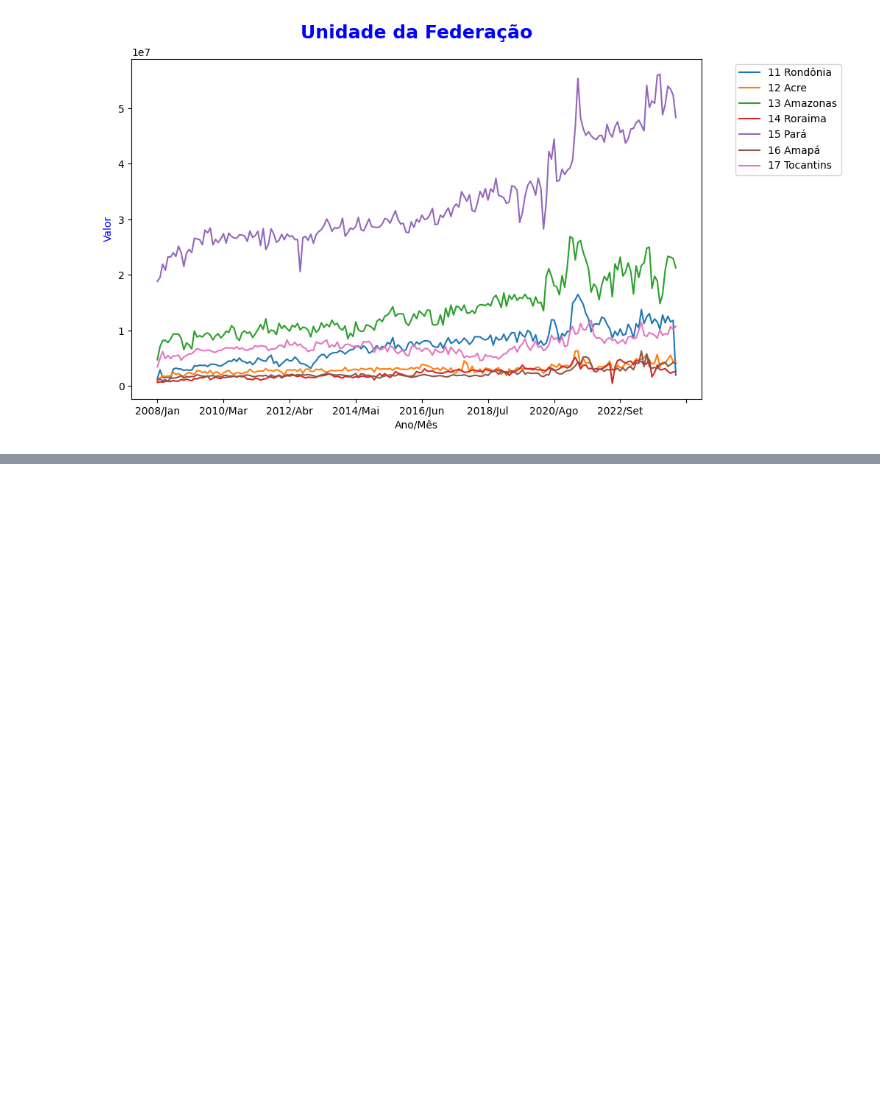
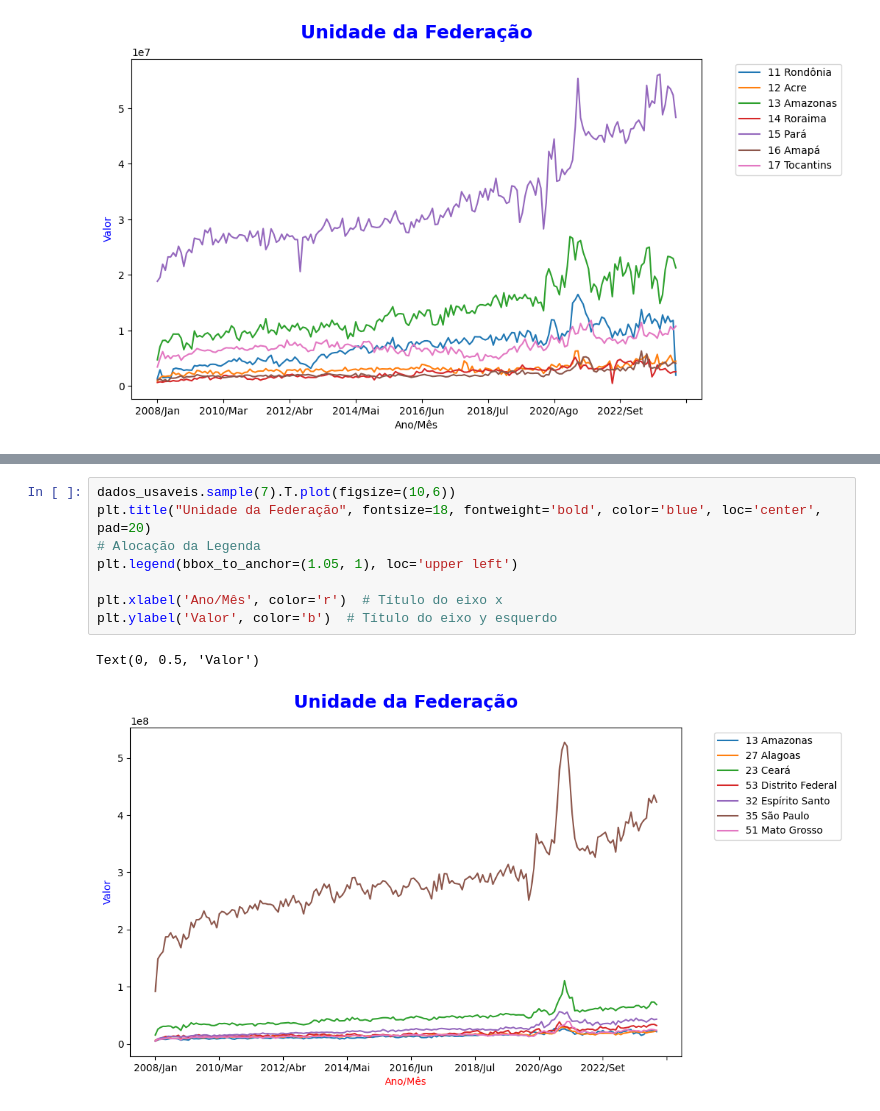
Before and after one commit to SandraRojasZ/Data-Analytics, a Jupyter notebook: pos-datascience-analise-e-exploracao-de-dados-aula1/Produção_Hospitalar_A2.ipynb, the cells around one changed output, grey strips where cells are left out. Saved outputs shown, nothing was run; the diff lists cells and outputs as text; blank space fills up the shorter version.

```diff
--- a/pos-datascience-analise-e-exploracao-de-dados-aula1/Produção_Hospitalar_A2.ipynb
+++ b/pos-datascience-analise-e-exploracao-de-dados-aula1/Produção_Hospitalar_A2.ipynb
@@ -387,0 +414,11 @@ Text(0, 0.5, 'Valor')
+# %%
+dados_usaveis.sample(7).T.plot(figsize=(10,6))
+plt.title("Unidade da Federação", fontsize=18, fontweight='bold', color='blue', loc='center', pad=20)
+# Alocação da Legenda
+plt.legend(bbox_to_anchor=(1.05, 1), loc='upper left')
+
+plt.xlabel('Ano/Mês', color='r')  # Título do eixo x
+plt.ylabel('Valor', color='b')  # Título do eixo y esquerdo
+# %% [output]
+Text(0, 0.5, 'Valor')
+[figure, added]
```
Also changed, not shown: parts of 10 cells of this notebook.
